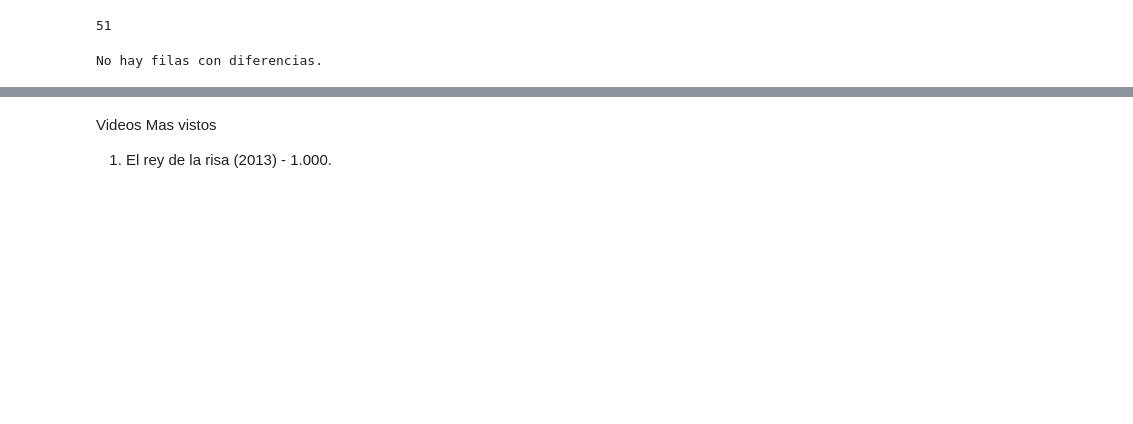
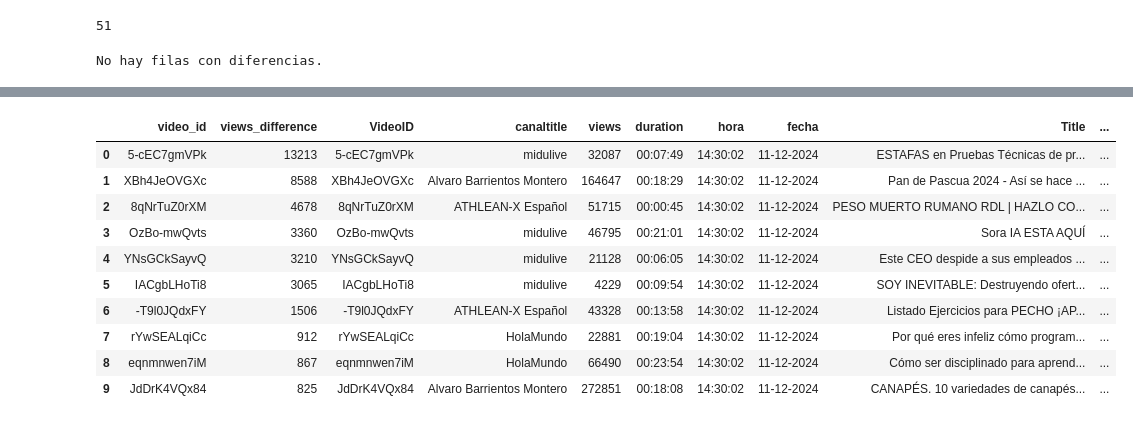
Before and after one commit to juanca-martinez/apiYoutube, a Jupyter notebook: apiyoutube.ipynb, the cells around one changed output, grey strips where cells are left out. Cells and saved outputs as stored; diff of their text form; code cells hidden in the pictures; blank space fills up the shorter version.

```diff
--- a/apiyoutube.ipynb
+++ b/apiyoutube.ipynb
@@ -436,3 +436,14 @@ df_merge_datos.head()
-# %% [markdown]
-Videos Mas vistos
-1.  El rey de la risa (2013) - 1.000.
+# %%
+df_merge_datos.head(10)
+# %% [output]
+|  | video_id | views_difference | VideoID | canaltitle | views | duration | hora | fecha | Title | ... |
+| 0 | 5-cEC7gmVPk | 13213 | 5-cEC7gmVPk | midulive | 32087 | 00:07:49 | 14:30:02 | 11-12-2024 | ESTAFAS en Pruebas Técnicas de pr... | ... |
+| 1 | XBh4JeOVGXc | 8588 | XBh4JeOVGXc | Alvaro Barrientos Montero | 164647 | 00:18:29 | 14:30:02 | 11-12-2024 | Pan de Pascua 2024 - Así se hace ... | ... |
+| 2 | 8qNrTuZ0rXM | 4678 | 8qNrTuZ0rXM | ATHLEAN-X Español | 51715 | 00:00:45 | 14:30:02 | 11-12-2024 | PESO MUERTO RUMANO RDL | HAZLO CO... | ... |
+| 3 | OzBo-mwQvts | 3360 | OzBo-mwQvts | midulive | 46795 | 00:21:01 | 14:30:02 | 11-12-2024 | Sora IA ESTA AQUÍ | ... |
+| 4 | YNsGCkSayvQ | 3210 | YNsGCkSayvQ | midulive | 21128 | 00:06:05 | 14:30:02 | 11-12-2024 | Este CEO despide a sus empleados ... | ... |
+| 5 | IACgbLHoTi8 | 3065 | IACgbLHoTi8 | midulive | 4229 | 00:09:54 | 14:30:02 | 11-12-2024 | SOY INEVITABLE: Destruyendo ofert... | ... |
+| 6 | -T9l0JQdxFY | 1506 | -T9l0JQdxFY | ATHLEAN-X Español | 43328 | 00:13:58 | 14:30:02 | 11-12-2024 | Listado Ejercicios para PECHO ¡AP... | ... |
+| 7 | rYwSEALqiCc | 912 | rYwSEALqiCc | HolaMundo | 22881 | 00:19:04 | 14:30:02 | 11-12-2024 | Por qué eres infeliz cómo program... | ... |
+| 8 | eqnmnwen7iM | 867 | eqnmnwen7iM | HolaMundo | 66490 | 00:23:54 | 14:30:02 | 11-12-2024 | Cómo ser disciplinado para aprend... | ... |
+| 9 | JdDrK4VQx84 | 825 | JdDrK4VQx84 | Alvaro Barrientos Montero | 272851 | 00:18:08 | 14:30:02 | 11-12-2024 | CANAPÉS. 10 variedades de canapés... | ... |
```
Also changed, not shown: parts of 12 cells of this notebook.
